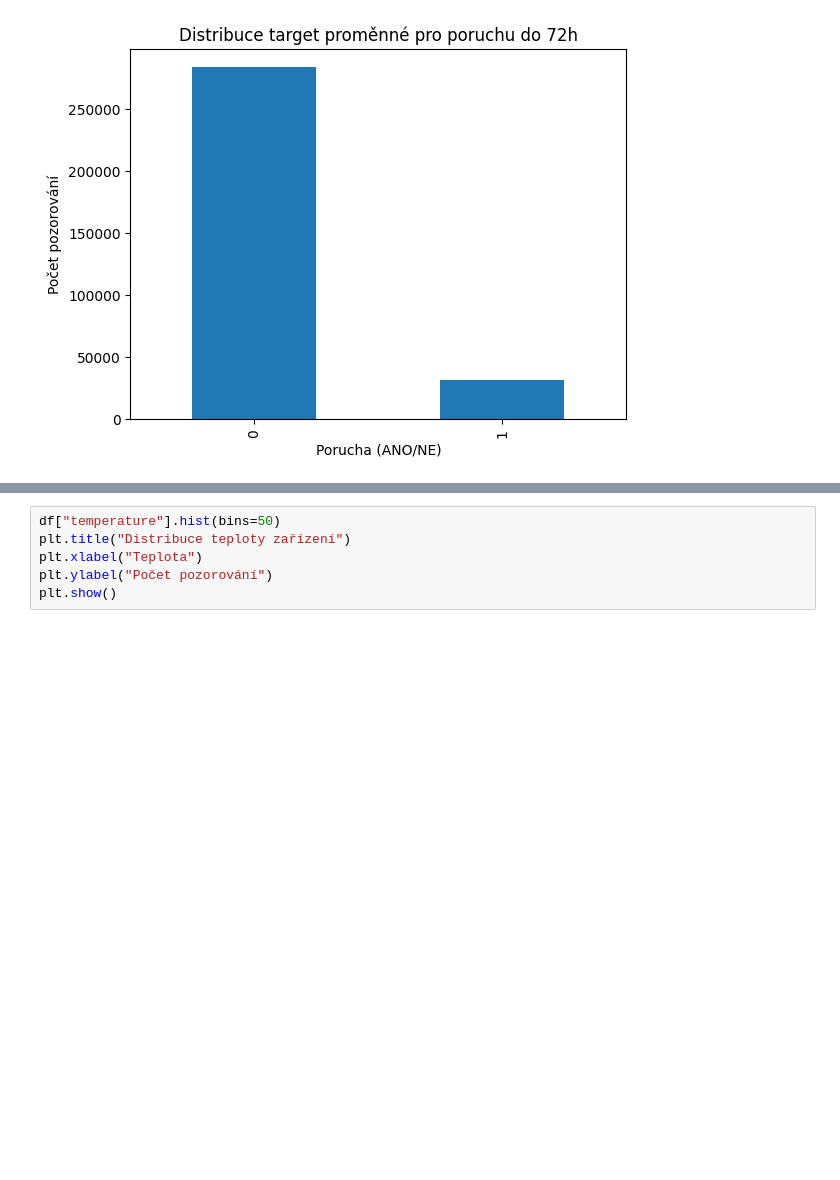
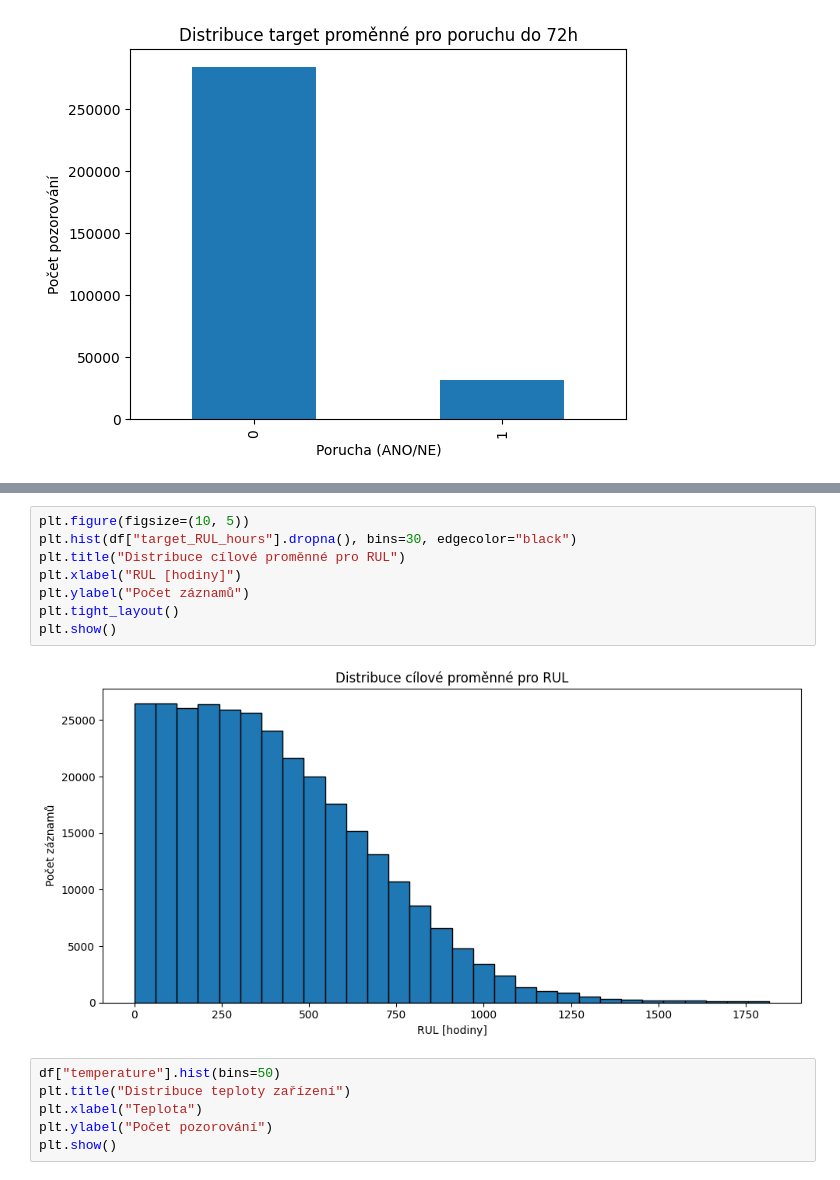
Before and after one commit to jiravo/diplomova-prace, a Jupyter notebook: predictive/EDA.ipynb, the cells around one changed output, grey strips where cells are left out. Cells and saved outputs as stored; diff of their text form; blank space fills up the shorter version.

Commit message:
RUL distribution histogram

```diff
--- a/predictive/EDA.ipynb
+++ b/predictive/EDA.ipynb
@@ -187,3 +214,13 @@ plt.show()
+# %%
+plt.figure(figsize=(10, 5))
+plt.hist(df["target_RUL_hours"].dropna(), bins=30, edgecolor="black")
+plt.title("Distribuce cílové proměnné pro RUL")
+plt.xlabel("RUL [hodiny]")
+plt.ylabel("Počet záznamů")
+plt.tight_layout()
+plt.show()
+# %% [output]
+[figure, added]
 # %%
 df["temperature"].hist(bins=50)
 plt.title("Distribuce teploty zařízení")
```
Also changed, not shown: parts of 5 cells of this notebook.
